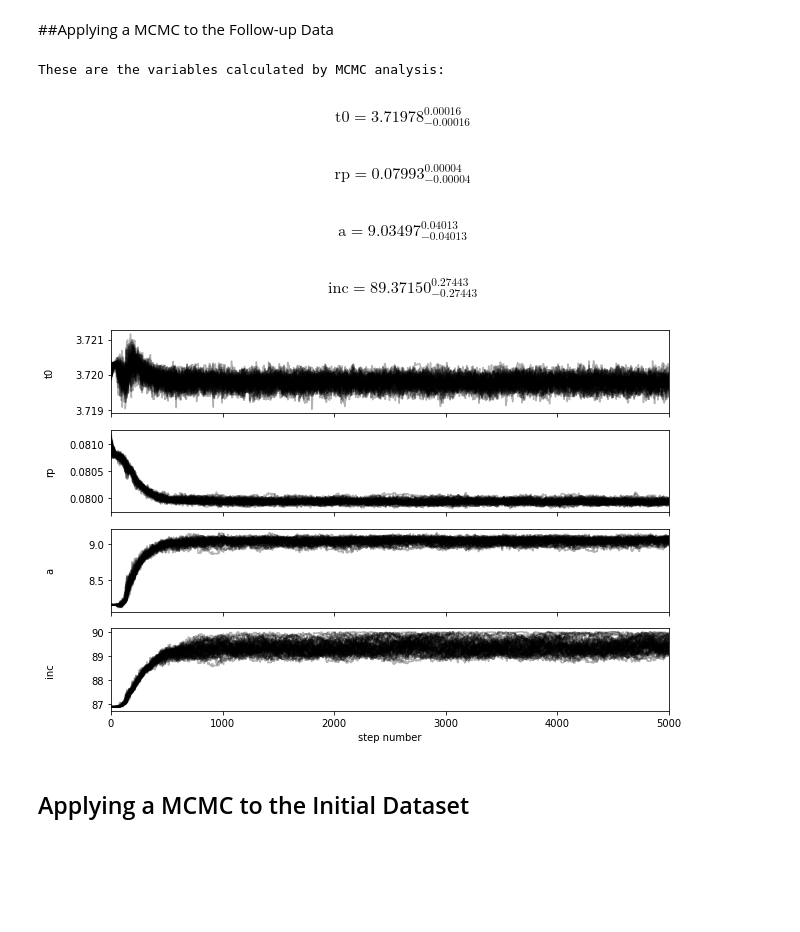
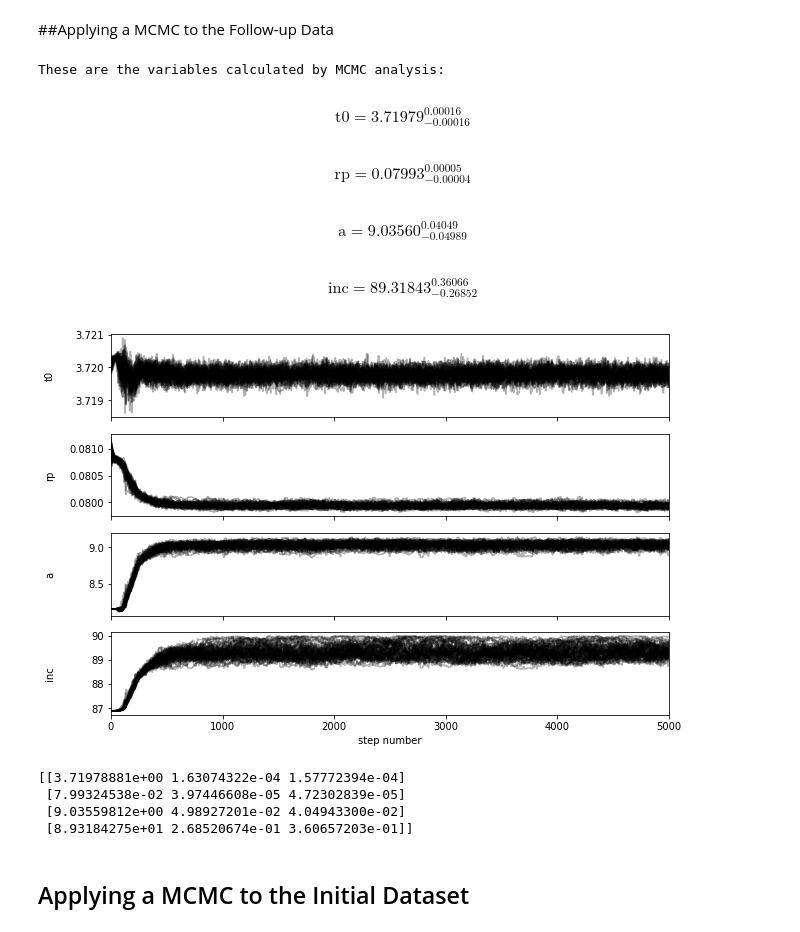
Before and after one commit to Hamza-Suleman/transiting-exoplanets, a Jupyter notebook: Dummy_Transit.ipynb, the cells around one changed output. Saved outputs shown, nothing was run; the diff lists cells and outputs as text; code cells hidden in the pictures; blank space fills up the shorter version.

```diff
--- a/Dummy_Transit.ipynb
+++ b/Dummy_Transit.ipynb
@@ -64,7 +64,7 @@ import statistics
 # %% [markdown]
 ### Importing and Plotting Raw Transit Data
 # %%
-data = ascii.read("https://raw.githubusercontent.com/Hamza-Suleman/transiting-exoplanets/main/Transit_model_LC_data.txt?token=AV7T5ILMWRBDIAMXT46ZBWDBYXSAS")
+data = ascii.read("https://raw.githubusercontent.com/Hamza-Suleman/transiting-exoplanets/main/Transit_model_LC_data.txt?token=AV7T5IPB3N62ISEXECPA44TB2G3EK")
 print(data)
 # %% [output]
   time     flux  flux_err
@@ -280,7 +280,7 @@ This part of the notebook will follow the analysis of a second dataset of the sa
 # %% [markdown]
 ##Manually Fitting Parameters to the Follow-up Dataset
 # %%
-followup_data = ascii.read("https://raw.githubusercontent.com/Hamza-Suleman/transiting-exoplanets/main/Transit_model_LC_follow-up_data.txt?token=AV7T5IN4UWOTU3TUCRGXQFTBYXSBU")
+followup_data = ascii.read("https://raw.githubusercontent.com/Hamza-Suleman/transiting-exoplanets/main/Transit_model_LC_follow-up_data.txt?token=AV7T5ILRG6YUDMTWYAV4WLDB2G3FO")
 print(followup_data)
 # %% [output]
   time    flux  flux_err
@@ -388,28 +388,33 @@ def MCMC(par, t, flux, flux_error):
 
   axes[-1].set_xlabel("step number");
 
+  params = np.zeros((4,3))
+
   flat_samples = sampler.get_chain(discard=1000, thin=15, flat=True)
   print("These are the variables calculated by MCMC analysis:")
   for i in range(ndim):
-    mean = statistics.mean(flat_samples[:, i])
-    stdev = statistics.stdev(flat_samples[:, i])
+    mcmc = np.percentile(flat_samples[:, i], [16, 50, 84])
+    q = np.diff(mcmc)
     txt = "\mathrm{{{3}}} = {0:.5f}_{{-{1:.5f}}}^{{{2:.5f}}}"
-    txt = txt.format(mean, stdev, stdev, labels[i])
+    txt = txt.format(mcmc[1], q[0], q[1], labels[i])
     display(Math(txt))
+    params[i] = (mcmc[1], q[0], q[1])
 
-  return flat_samples
+  return flat_samples,params
 # %% [markdown]
 ##Applying a MCMC to the Follow-up Data
 # %%
 followup_input_params = [followup_initial_params[0],followup_initial_params[2],followup_initial_params[3],90-(followup_initial_params[4]-90)]
 followup_input_params = np.array(followup_input_params)
 #print(followup_input_params)
 
-followup_flat_samples = MCMC(followup_input_params,followup_time,followup_flux,followup_flux_err)
+followup_mcmc_output = MCMC(followup_input_params,followup_time,followup_flux,followup_flux_err)
+followup_flat_samples = followup_mcmc_output[0]
+followup_mcmc_params = followup_mcmc_output[1]
 # %% [output]
 These are the variables calculated by MCMC analysis:
-$$\mathrm{t0} = 3.71978_{-0.00016}^{0.00016}$$
+$$\mathrm{t0} = 3.71979_{-0.00016}^{0.00016}$$
-$$\mathrm{rp} = 0.07993_{-0.00004}^{0.00004}$$
+$$\mathrm{rp} = 0.07993_{-0.00004}^{0.00005}$$
-$$\mathrm{a} = 9.03497_{-0.04013}^{0.04013}$$
+$$\mathrm{a} = 9.03560_{-0.04989}^{0.04049}$$
-$$\mathrm{inc} = 89.37150_{-0.27443}^{0.27443}$$
+$$\mathrm{inc} = 89.31843_{-0.26852}^{0.36066}$$
-[figure, old version]
+[figure, new version]
@@ -421,3 +421,10 @@ followup_inc = [89.37054,0.27952]
+# %%
+print(followup_mcmc_params)
+# %% [output]
+[[3.71978881e+00 1.63074322e-04 1.57772394e-04]
+ [7.99324538e-02 3.97446608e-05 4.72302839e-05]
+ [9.03559812e+00 4.98927201e-02 4.04943300e-02]
+ [8.93184275e+01 2.68520674e-01 3.60657203e-01]]
 # %% [markdown]
 ## Applying a MCMC to the Initial Dataset
 # %%
```
Also changed, not shown: parts of 8 cells of this notebook.
